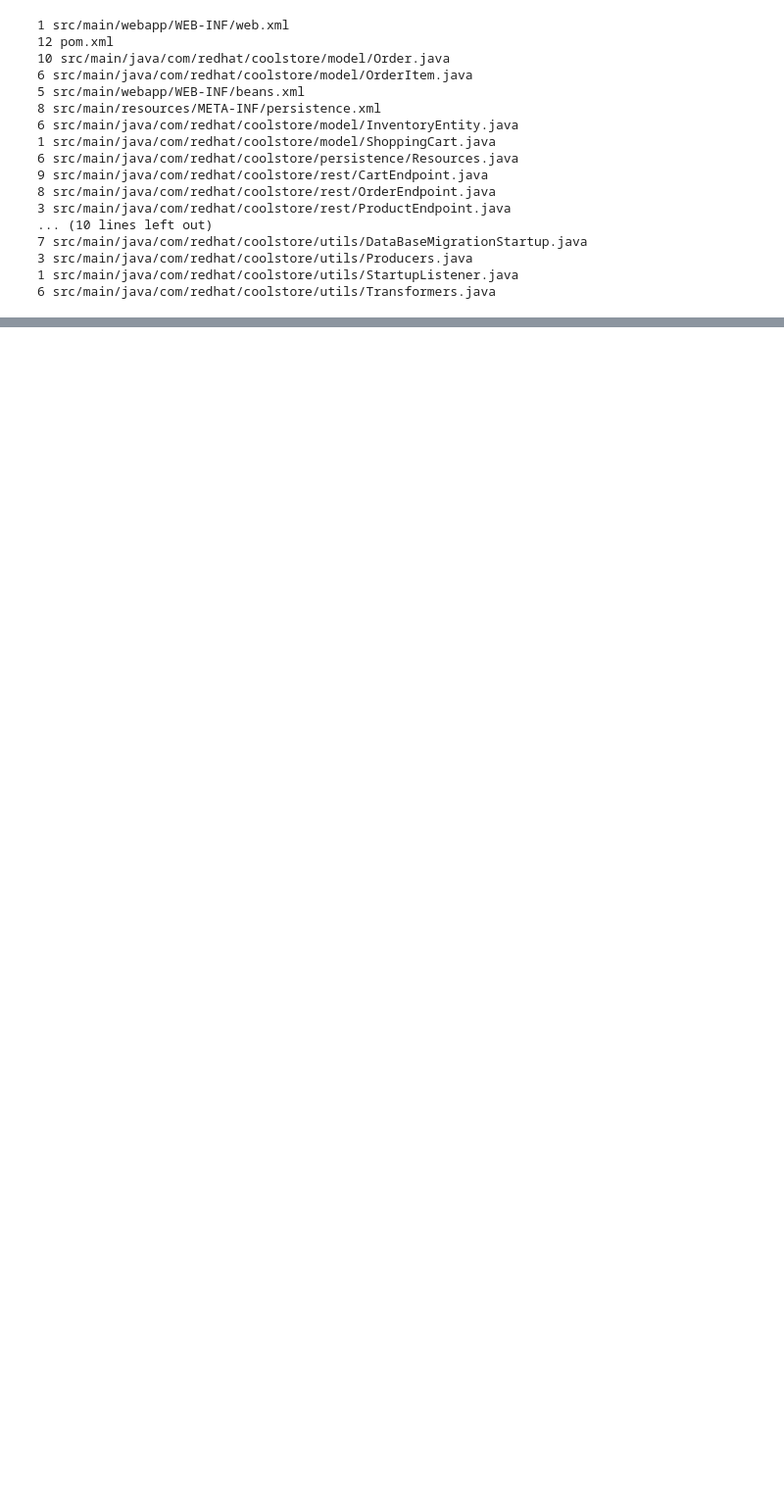
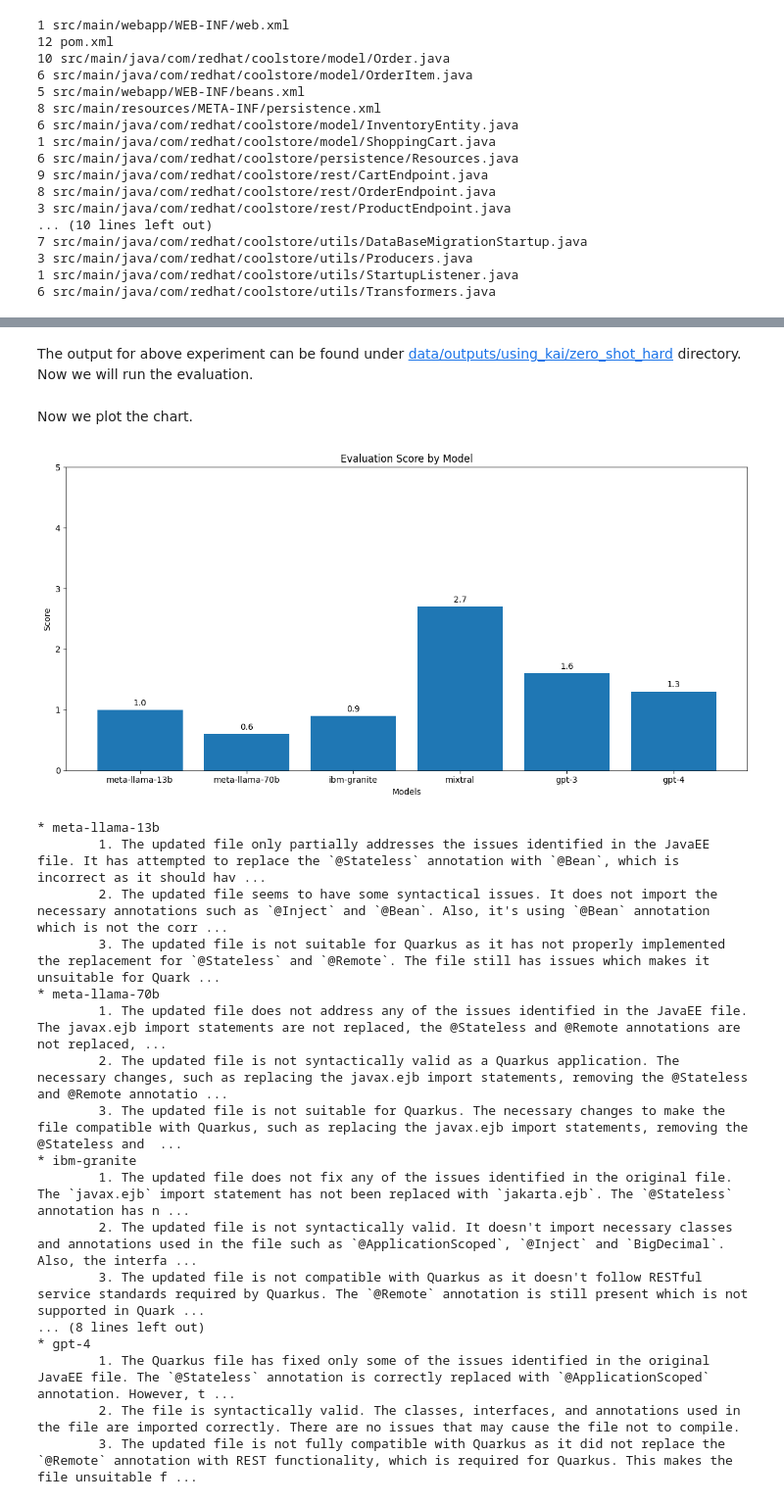
Before and after one commit to konveyor/kai, a Jupyter notebook: notebooks/evaluation/01_coolstore_zero_shot.ipynb, the cells around one changed output, grey strips where cells are left out. Shown: that part at 98% size. Cells and saved outputs as stored; diff of their text form; code cells hidden in the pictures; blank space fills up the shorter version.

```diff
--- a/notebooks/evaluation/01_coolstore_zero_shot.ipynb
+++ b/notebooks/evaluation/01_coolstore_zero_shot.ipynb
@@ -366,0 +567,9 @@ print(data)
+# %%
+# this file only contains fixes that require changing imports...an easy example
+example_zero_shot_hard = examples['src/main/java/com/redhat/coolstore/service/ShippingService.java']
+
+# run kai-fix for all models
+for model in all_models:
+    print(f"generating fix using model {model}")
+    run_kai_generate_fix(model, "zero_shot_hard", "./templates/zero_shot/example1.jinja", example_zero_shot_hard)
+    print(f"generated fix using model {model}, output present in {OUTPUT_BASE_PATH}/using_kai/zero_shot_hard/{model}")
@@ -366,0 +589,35 @@ print(data)
+# %% [markdown]
+The output for above experiment can be found under [data/outputs/using_kai/zero_shot_hard](./data/outputs/using_kai/zero_shot_hard) directory. Now we will run the evaluation.
+# %%
+zero_shot_hard_eval_output = {}
+for model in all_models:
+    # get updated file
+    base_output_path = "./data/outputs/using_kai/zero_shot_hard"
+    updated_content = ""
+    with open(f"{base_output_path}/{model}/updated_file", "r") as f: updated_content = f.read()
+    zero_shot_hard_eval_output[model] = evaluate_with_gpt(model, example_zero_shot_hard, updated_content)
+# %% [markdown]
+Now we plot the chart.
+# %%
+# actual evaluation cell and the chart plotting is intentionally kept separate
+# to avoid repeated LLM calls
+plot_chart_and_print_reasoning(zero_shot_hard_eval_output)
+# %% [output]
+[figure, added]
+* meta-llama-13b
+        1. The updated file only partially addresses the issues identified in the JavaEE file. It has attempted to replace the `@Stateless` annotation with `@Bean`, which is incorrect as it should hav ...
+        2. The updated file seems to have some syntactical issues. It does not import the necessary annotations such as `@Inject` and `@Bean`. Also, it's using `@Bean` annotation which is not the corr ...
+        3. The updated file is not suitable for Quarkus as it has not properly implemented the replacement for `@Stateless` and `@Remote`. The file still has issues which makes it unsuitable for Quark ...
+* meta-llama-70b
+        1. The updated file does not address any of the issues identified in the JavaEE file. The javax.ejb import statements are not replaced, the @Stateless and @Remote annotations are not replaced, ...
+        2. The updated file is not syntactically valid as a Quarkus application. The necessary changes, such as replacing the javax.ejb import statements, removing the @Stateless and @Remote annotatio ...
+        3. The updated file is not suitable for Quarkus. The necessary changes to make the file compatible with Quarkus, such as replacing the javax.ejb import statements, removing the @Stateless and  ...
+* ibm-granite
+        1. The updated file does not fix any of the issues identified in the original file. The `javax.ejb` import statement has not been replaced with `jakarta.ejb`. The `@Stateless` annotation has n ...
+        2. The updated file is not syntactically valid. It doesn't import necessary classes and annotations used in the file such as `@ApplicationScoped`, `@Inject` and `BigDecimal`. Also, the interfa ...
+        3. The updated file is not compatible with Quarkus as it doesn't follow RESTful service standards required by Quarkus. The `@Remote` annotation is still present which is not supported in Quark ...
+... (8 lines left out)
+* gpt-4
+        1. The Quarkus file has fixed only some of the issues identified in the original JavaEE file. The `@Stateless` annotation is correctly replaced with `@ApplicationScoped` annotation. However, t ...
+        2. The file is syntactically valid. The classes, interfaces, and annotations used in the file are imported correctly. There are no issues that may cause the file not to compile.
+        3. The updated file is not fully compatible with Quarkus as it did not replace the `@Remote` annotation with REST functionality, which is required for Quarkus. This makes the file unsuitable f ...
```
Also changed, not shown: parts of 23 cells of this notebook, 14 other files.
